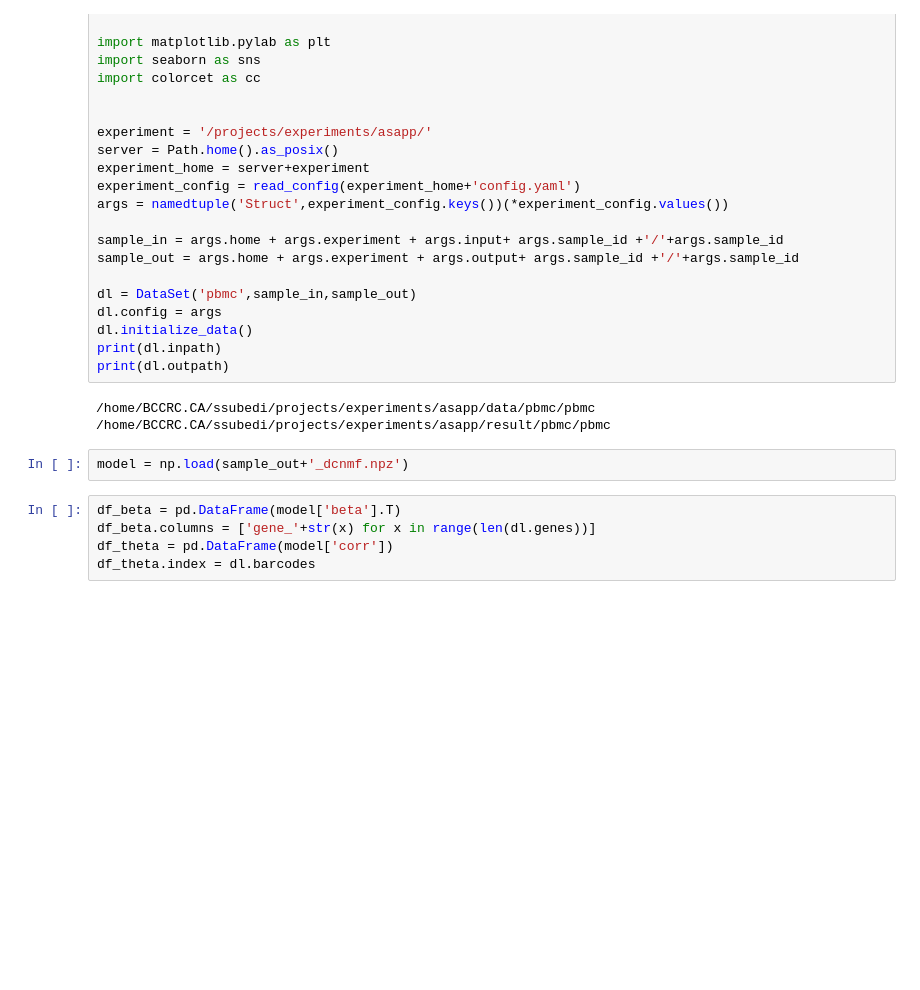
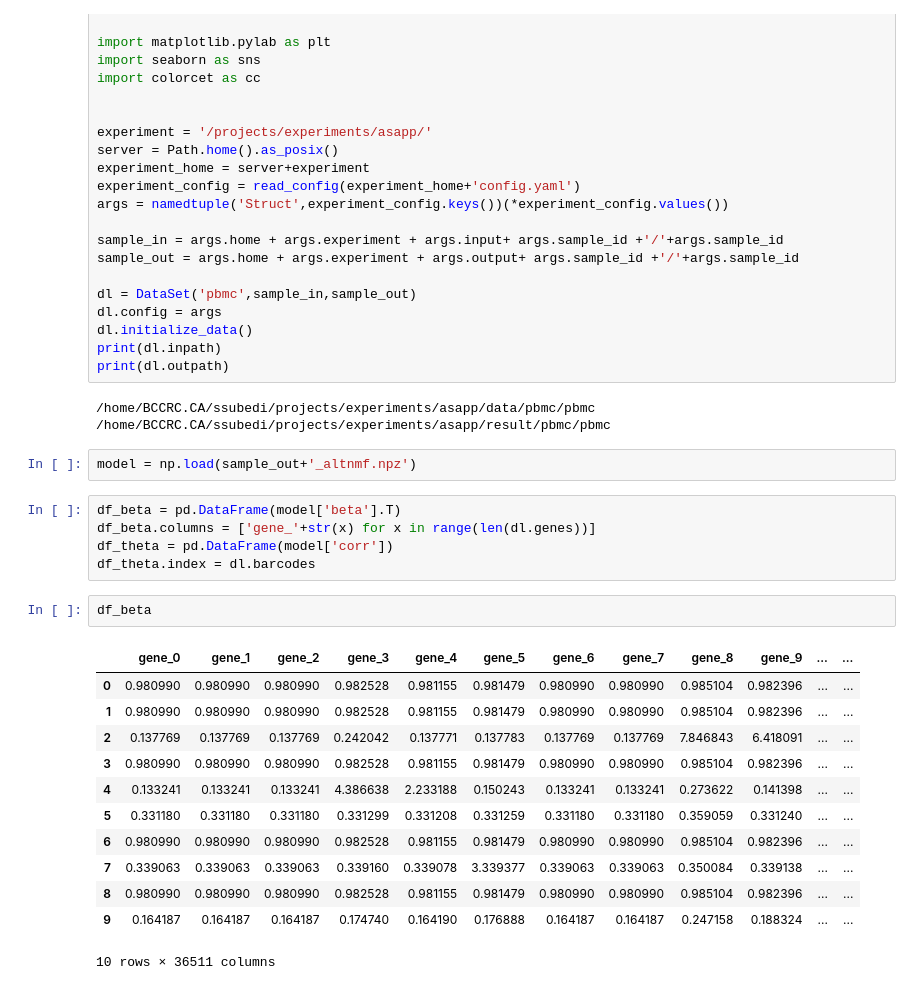
Before and after one commit to causalpathlab/asapp, a Jupyter notebook: examples/1_pbmc.ipynb, the cells around one changed output. Saved outputs shown, nothing was run; the diff lists cells and outputs as text; blank space fills up the shorter version.

```diff
--- a/examples/1_pbmc.ipynb
+++ b/examples/1_pbmc.ipynb
@@ -35,12 +35,27 @@ print(dl.outpath)
 /home/BCCRC.CA/ssubedi/projects/experiments/asapp/data/pbmc/pbmc
 /home/BCCRC.CA/ssubedi/projects/experiments/asapp/result/pbmc/pbmc
 # %%
-model = np.load(sample_out+'_dcnmf.npz')
+model = np.load(sample_out+'_altnmf.npz')
 # %%
 df_beta = pd.DataFrame(model['beta'].T)
 df_beta.columns = ['gene_'+str(x) for x in range(len(dl.genes))]
 df_theta = pd.DataFrame(model['corr'])
 df_theta.index = dl.barcodes
+# %%
+df_beta
+# %% [output]
+|  | gene_0 | gene_1 | gene_2 | gene_3 | gene_4 | gene_5 | gene_6 | gene_7 | gene_8 | gene_9 | ... | ... |
+| 0 | 0.980990 | 0.980990 | 0.980990 | 0.982528 | 0.981155 | 0.981479 | 0.980990 | 0.980990 | 0.985104 | 0.982396 | ... | ... |
+| 1 | 0.980990 | 0.980990 | 0.980990 | 0.982528 | 0.981155 | 0.981479 | 0.980990 | 0.980990 | 0.985104 | 0.982396 | ... | ... |
+| 2 | 0.137769 | 0.137769 | 0.137769 | 0.242042 | 0.137771 | 0.137783 | 0.137769 | 0.137769 | 7.846843 | 6.418091 | ... | ... |
+| 3 | 0.980990 | 0.980990 | 0.980990 | 0.982528 | 0.981155 | 0.981479 | 0.980990 | 0.980990 | 0.985104 | 0.982396 | ... | ... |
+| 4 | 0.133241 | 0.133241 | 0.133241 | 4.386638 | 2.233188 | 0.150243 | 0.133241 | 0.133241 | 0.273622 | 0.141398 | ... | ... |
+| 5 | 0.331180 | 0.331180 | 0.331180 | 0.331299 | 0.331208 | 0.331259 | 0.331180 | 0.331180 | 0.359059 | 0.331240 | ... | ... |
+| 6 | 0.980990 | 0.980990 | 0.980990 | 0.982528 | 0.981155 | 0.981479 | 0.980990 | 0.980990 | 0.985104 | 0.982396 | ... | ... |
+| 7 | 0.339063 | 0.339063 | 0.339063 | 0.339160 | 0.339078 | 3.339377 | 0.339063 | 0.339063 | 0.350084 | 0.339138 | ... | ... |
+| 8 | 0.980990 | 0.980990 | 0.980990 | 0.982528 | 0.981155 | 0.981479 | 0.980990 | 0.980990 | 0.985104 | 0.982396 | ... | ... |
+| 9 | 0.164187 | 0.164187 | 0.164187 | 0.174740 | 0.164190 | 0.176888 | 0.164187 | 0.164187 | 0.247158 | 0.188324 | ... | ... |
+10 rows × 36511 columns
 # %%
 df_top = topics.get_topic_top_genes(df_beta.iloc[:,:],top_n=100)
 df_top = df_top.pivot(index='Topic',columns='Gene',values='Proportion')
```
Also changed, not shown: parts of 10 cells of this notebook, 2 other files.
